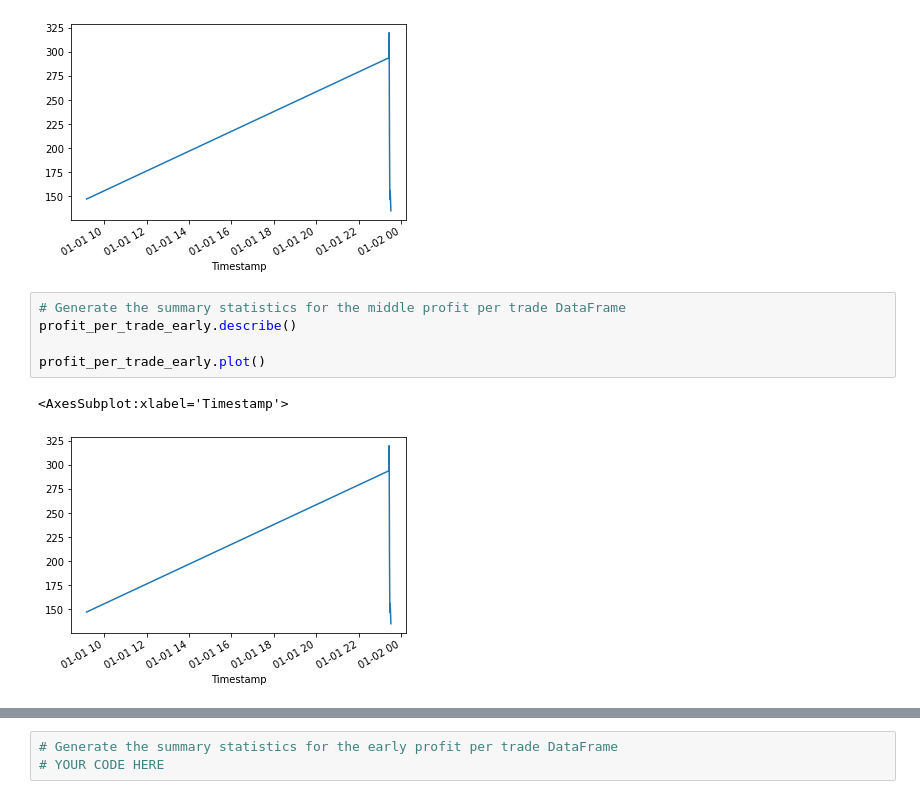
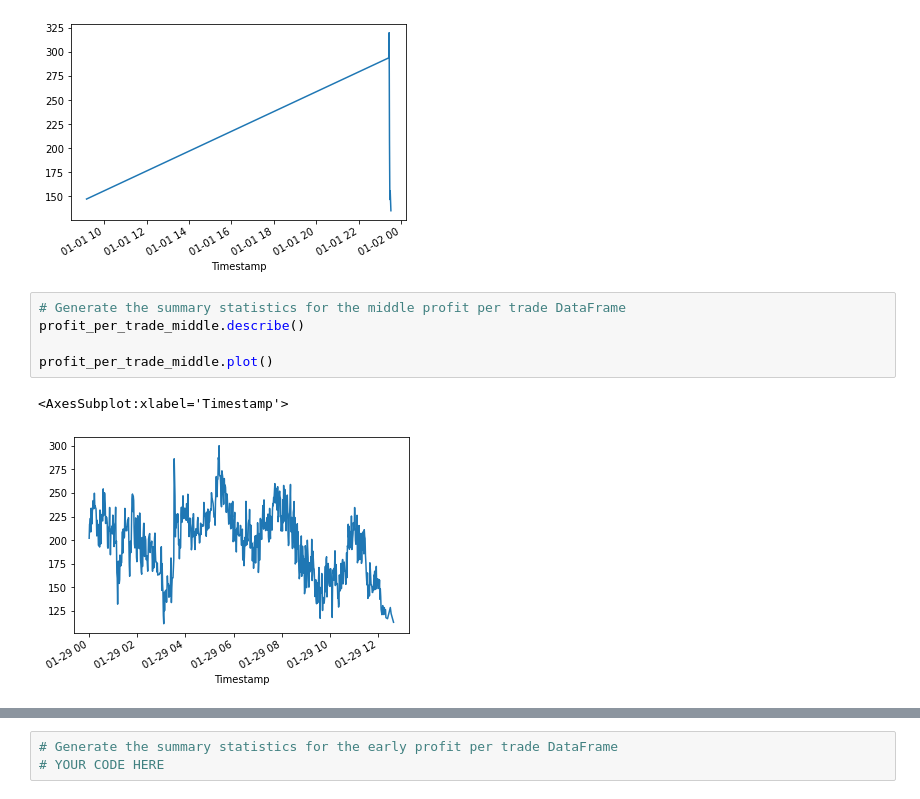
Before and after one commit to quinnwong31/CryptoArbitrage, a Jupyter notebook: crypto_arbitrage.ipynb, the cells around one changed output, grey strips where cells are left out. Drawn from its saved outputs; the diff is of its cells as text.

Commit message:
Calculations and plots for profit-per-trade (5 & 6)

```diff
--- a/crypto_arbitrage.ipynb
+++ b/crypto_arbitrage.ipynb
@@ -711,9 +711,9 @@ profit_per_trade_early.plot()
 [figure]
 # %%
 # Generate the summary statistics for the middle profit per trade DataFrame
-profit_per_trade_early.describe()
+profit_per_trade_middle.describe()
 
-profit_per_trade_early.plot()
+profit_per_trade_middle.plot()
 # %% [output]
 <AxesSubplot:xlabel='Timestamp'>
-[figure, old version]
+[figure, new version]
```
Also changed, not shown: parts of 1 cell of this notebook.
